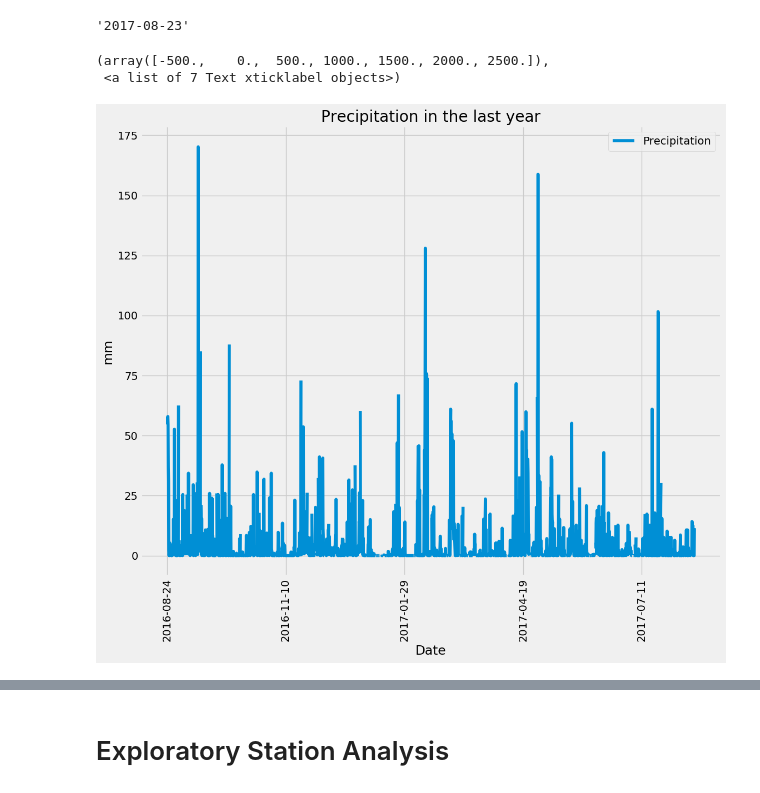
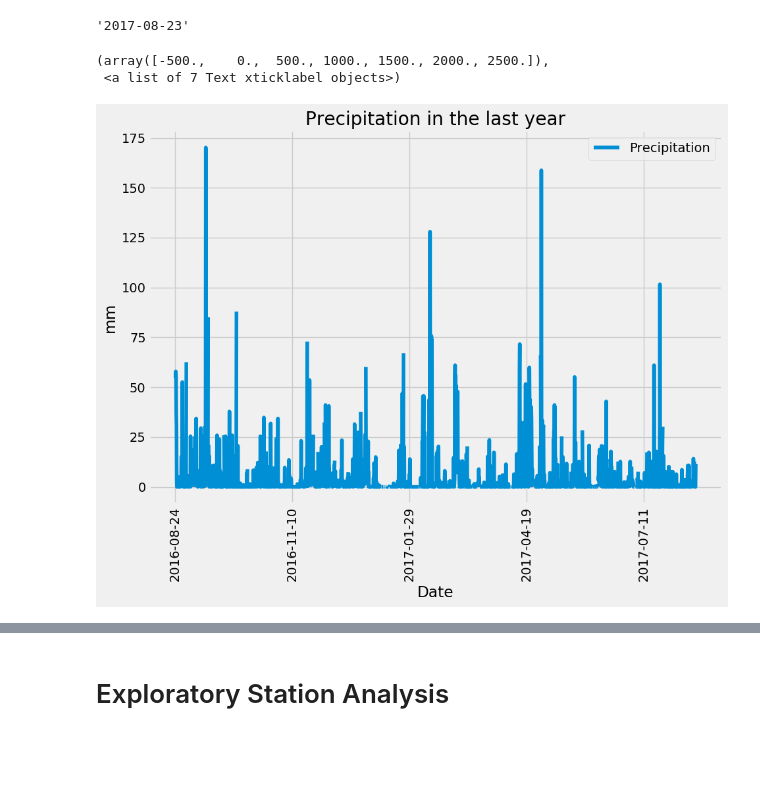
Before and after one commit to Tim-U-12/sqlalchemy-challenge, a Jupyter notebook: Starter_Code/climate_starter.ipynb, the cells around one changed output, grey strips where cells are left out. Drawn from its saved outputs; the diff is of its cells as text; code cells hidden in the pictures; blank space fills up the shorter version.

```diff
--- a/Starter_Code/climate_starter.ipynb
+++ b/Starter_Code/climate_starter.ipynb
@@ -81,18 +81,18 @@ date_prcp = session.query(measurement.date, measurement.prcp).filter(measurement
 # %%
 # Save the query results as a Pandas DataFrame and set the index to the date column
 date_prcp_df = pd.DataFrame(date_prcp, columns = ["Date", "Precipitation"]).set_index("Date")
 
 # Sort the dataframe by date
 date_prcp_df = date_prcp_df.sort_values('Date')
 
 # Use Pandas Plotting with Matplotlib to plot the data
-date_prcp_df.plot(figsize=(12,10))
+date_prcp_df.plot(figsize=(10,7))
 plt.title("Precipitation in the last year")
 plt.ylabel("mm")
 plt.xticks(rotation="vertical")
 # %% [output]
 (array([-500.,    0.,  500., 1000., 1500., 2000., 2500.]),
  <a list of 7 Text xticklabel objects>)
-[figure, old version]
+[figure, new version]
 # %%
 # Use Pandas to calcualte the summary statistics for the precipitation data
```
Also changed, not shown: parts of 6 cells of this notebook.
